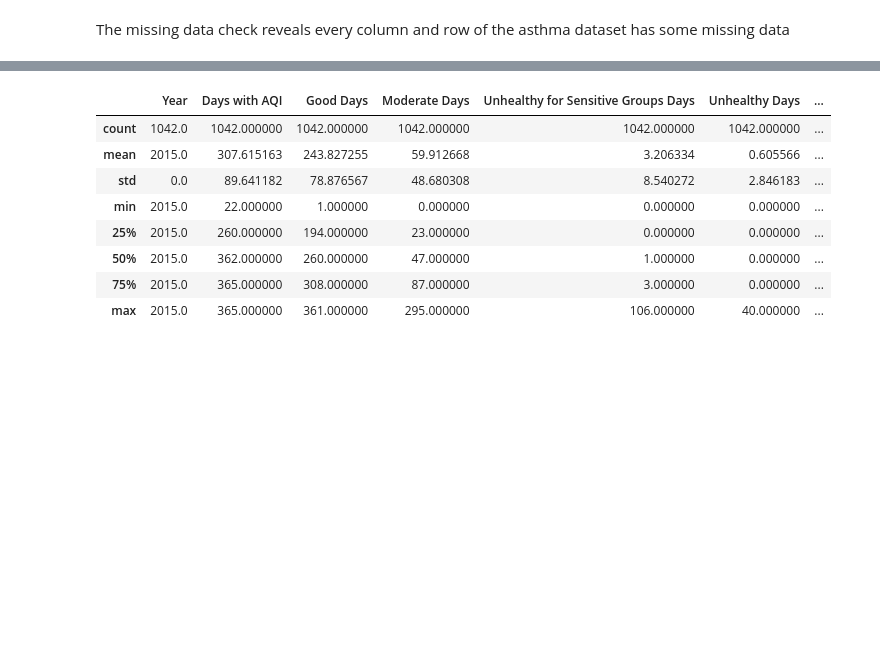
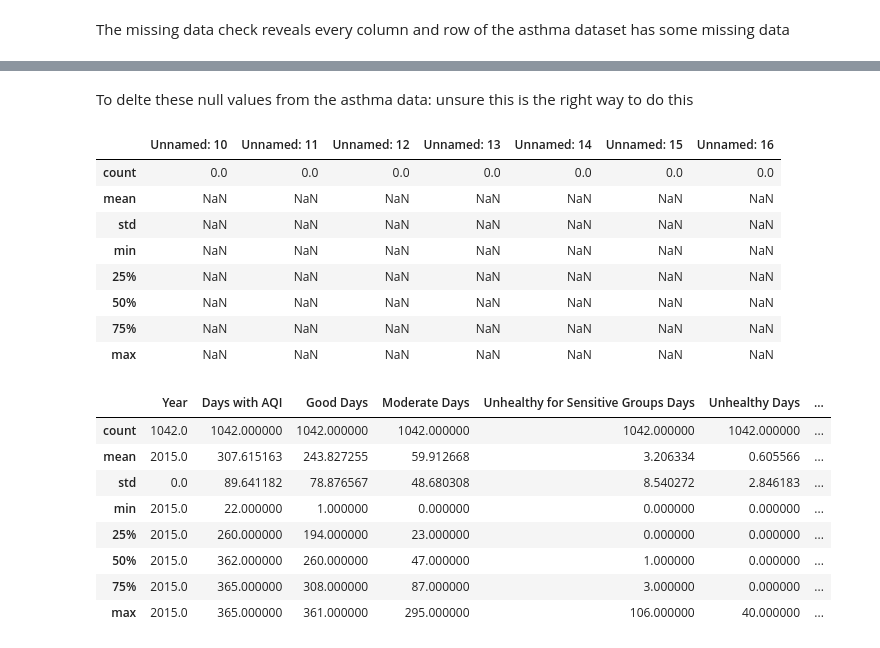
Before and after one commit to ENVS110a-SP23/group5-project, a Jupyter notebook: DataPreProcess.ipynb, the cells around one changed output, grey strips where cells are left out. Drawn from its saved outputs; the diff is of its cells as text; code cells hidden in the pictures; blank space fills up the shorter version.

Commit message:
unsuccesful attempt at deleting NaN values from asthma

```diff
--- a/DataPreProcess.ipynb
+++ b/DataPreProcess.ipynb
@@ -51,3 +53,19 @@ asthma.loc[asthma.isnull().any(axis=1),:] #How do we deal with this ?
+# %% [markdown]
+To delte these null values from the asthma data:
+unsure this is the right way to do this
+# %%
+asthma = asthma.dropna() #this is not deleting the NaN values like I thought it would
+asthma.describe()
+# %% [output]
+|  | Unnamed: 10 | Unnamed: 11 | Unnamed: 12 | Unnamed: 13 | Unnamed: 14 | Unnamed: 15 | Unnamed: 16 |
+| count | 0.0 | 0.0 | 0.0 | 0.0 | 0.0 | 0.0 | 0.0 |
+| mean | NaN | NaN | NaN | NaN | NaN | NaN | NaN |
+| std | NaN | NaN | NaN | NaN | NaN | NaN | NaN |
+| min | NaN | NaN | NaN | NaN | NaN | NaN | NaN |
+| 25% | NaN | NaN | NaN | NaN | NaN | NaN | NaN |
+| 50% | NaN | NaN | NaN | NaN | NaN | NaN | NaN |
+| 75% | NaN | NaN | NaN | NaN | NaN | NaN | NaN |
+| max | NaN | NaN | NaN | NaN | NaN | NaN | NaN |
 # %%
 aqi.describe()
 # %% [output]
```
Also changed, not shown: parts of 3 cells of this notebook.
